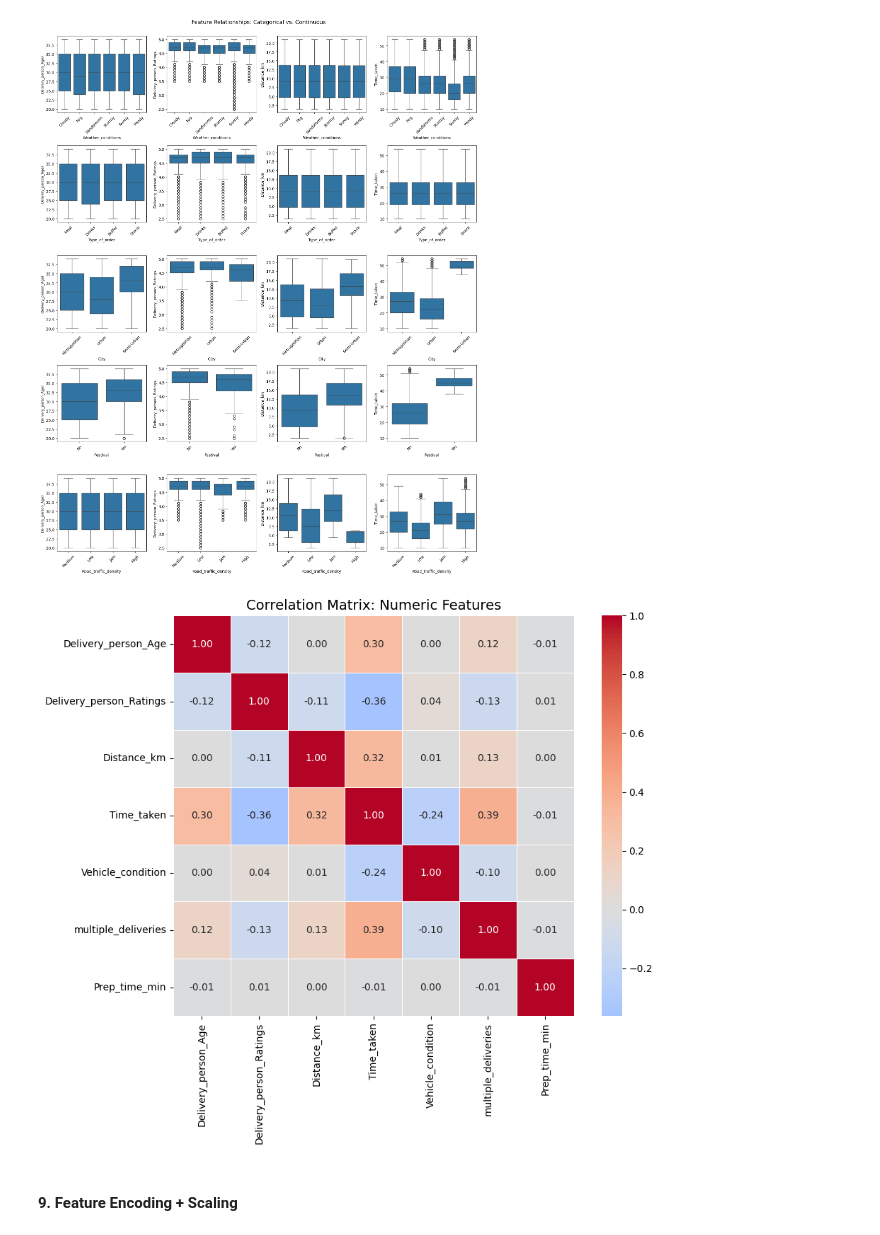
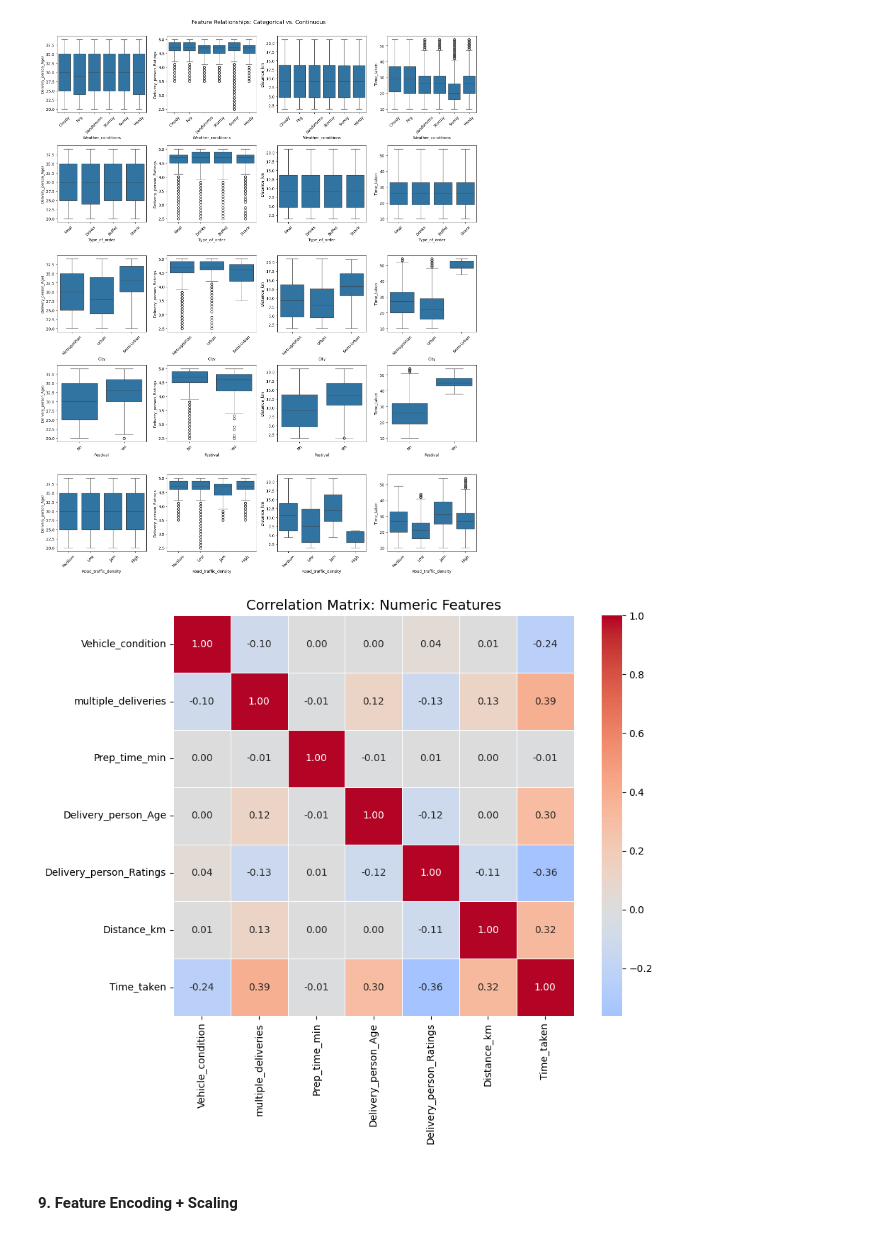
Before and after one commit to SJSUCMPE257/food-delivery-time-prediction, a Jupyter notebook: notebooks/Annas-experiment.ipynb, the cells around one changed output. Saved outputs shown, nothing was run; the diff lists cells and outputs as text; code cells hidden in the pictures.

```diff
--- a/notebooks/Annas-experiment.ipynb
+++ b/notebooks/Annas-experiment.ipynb
@@ -435,14 +436,24 @@ Number of outliers (> upper_bound): 116
 Account for: 0.3505908665034606
 # %%
 # filter out outliers
-idx = (X_train['Distance_km'] >= lower_bound) & (X_train['Distance_km'] <= upper_bound)
+idx_train = (X_train['Distance_km'] >= lower_bound) & (X_train['Distance_km'] <= upper_bound)
 
-X_train_clean = X_train[idx]
-y_train_clean = y_train[idx]
+# training
+X_train_clean = X_train[idx_train]
+y_train_clean = y_train[idx_train]
 
-print(f"Removed {(~idx).sum()} outlier rows out of {len(X_train)} training rows")
+print(f"Removed {(~idx_train).sum()} outlier rows out of {len(X_train)} training rows")
 print(f"X_train_clean shape: {X_train_clean.shape}")
 print(f"y_train_clean shape: {y_train_clean.shape}")
+
+# test
+idx_test = (X_test['Distance_km'] >= lower_bound) & (X_test['Distance_km'] <= upper_bound)
+X_test_clean = X_test[idx_test]
+y_test_clean = y_test[idx_test]
+
+print(f"Removed {(~idx_test).sum()} outlier rows out of {len(X_test)} testing rows")
+print(f"X_test_clean shape: {X_test_clean.shape}")
+print(f"y_test_clean shape: {y_test_clean.shape}")
 # %% [output]
 Removed 116 outlier rows out of 33087 training rows
 X_train_clean shape: (32971, 12)
@@ -594,16 +608,16 @@ plt.show()
 [figure]
 # %%
 # 3. Correlation matrix
-corr_matrix = train_df[continuous_cols + discrete_cols].corr()
+corr_matrix = train_df[discrete_cols + continuous_cols].corr()
 
 fig, ax = plt.subplots(figsize=(10, 8))
 sns.heatmap(corr_matrix, annot=True, fmt='.2f', cmap='coolwarm', center=0,
             square=True, linewidths=0.5, ax=ax)
 ax.set_title('Correlation Matrix: Numeric Features', fontsize=14)
 plt.tight_layout()
 plt.show()
 # %% [output]
-[figure, old version]
+[figure, new version]
 # %% [markdown]
 #### 9. Feature Encoding + Scaling
 # %%
```
Also changed, not shown: parts of 19 cells of this notebook.
